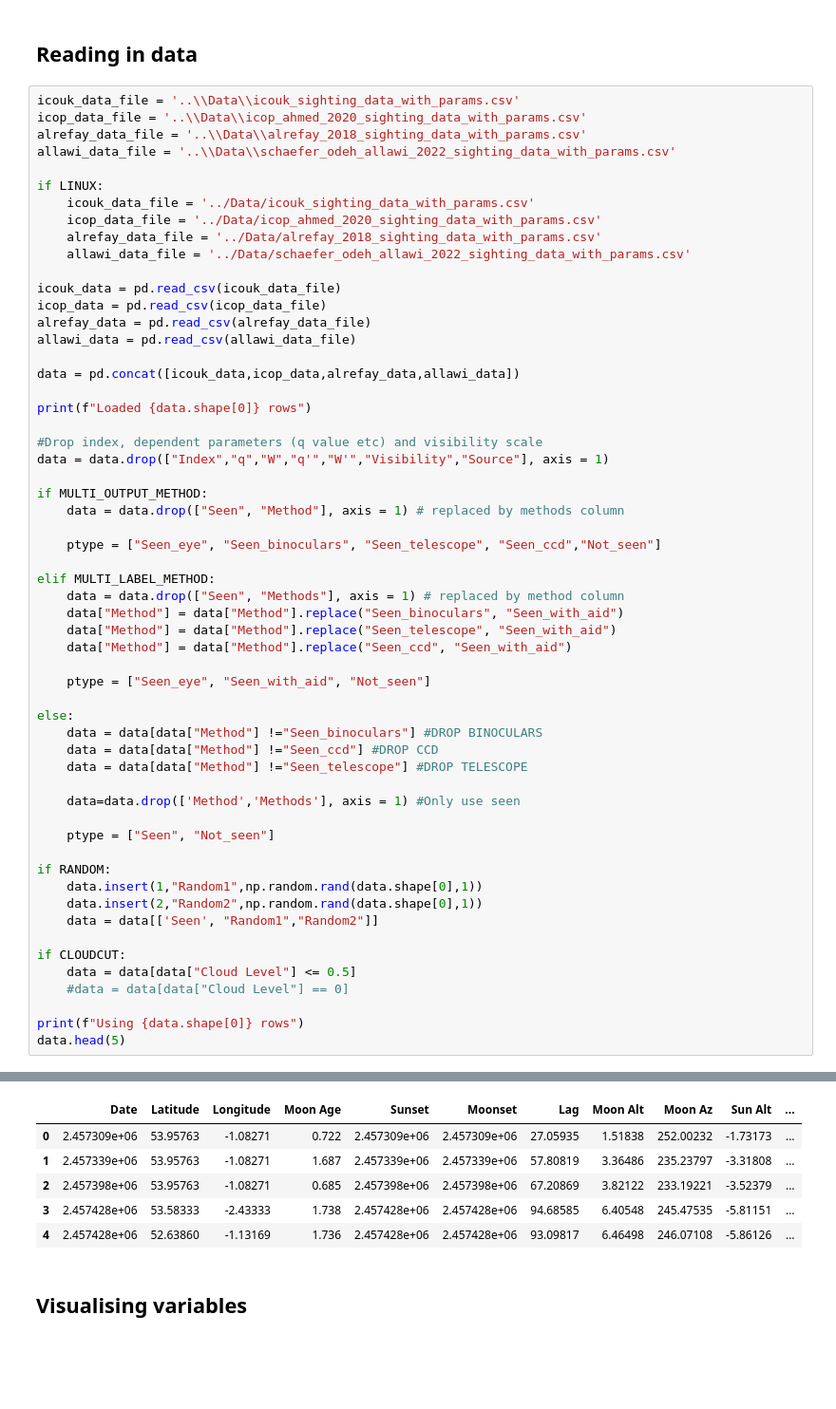
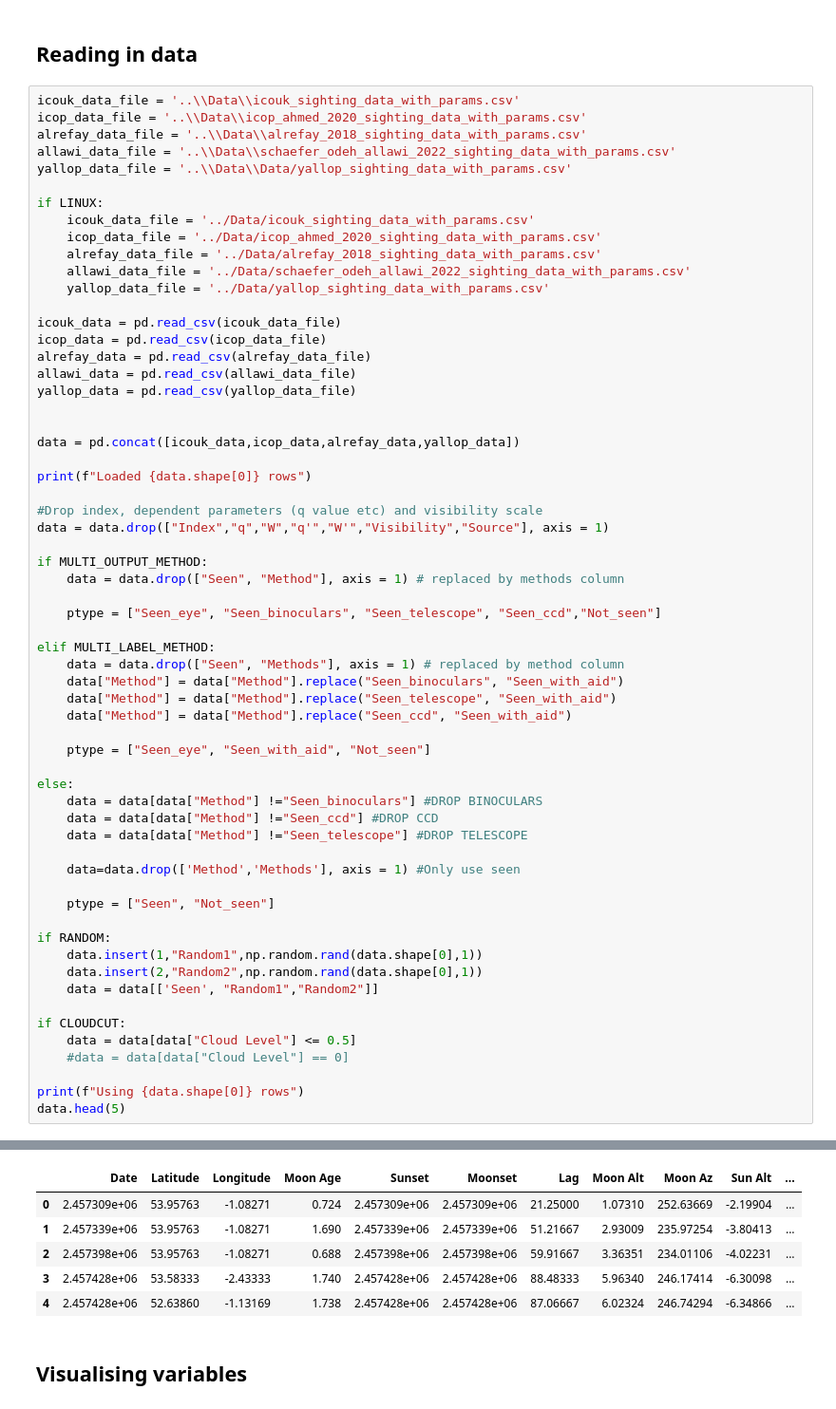
Before and after one commit to EmmaAlexander/mphys-moon, a Jupyter notebook: Code/moon_visibility_ML.ipynb, the cells around one changed output, grey strips where cells are left out. Shown at 95% size. Saved outputs shown, nothing was run; the diff lists cells and outputs as text; blank space fills up the shorter version.

```diff
--- a/Code/moon_visibility_ML.ipynb
+++ b/Code/moon_visibility_ML.ipynb
@@ -55,19 +55,23 @@ icouk_data_file = '..\\Data\\icouk_sighting_data_with_params.csv'
 icop_data_file = '..\\Data\\icop_ahmed_2020_sighting_data_with_params.csv'
 alrefay_data_file = '..\\Data\\alrefay_2018_sighting_data_with_params.csv'
 allawi_data_file = '..\\Data\\schaefer_odeh_allawi_2022_sighting_data_with_params.csv'
+yallop_data_file = '..\\Data\\Data/yallop_sighting_data_with_params.csv'
 
 if LINUX:
     icouk_data_file = '../Data/icouk_sighting_data_with_params.csv'
     icop_data_file = '../Data/icop_ahmed_2020_sighting_data_with_params.csv'
     alrefay_data_file = '../Data/alrefay_2018_sighting_data_with_params.csv'
     allawi_data_file = '../Data/schaefer_odeh_allawi_2022_sighting_data_with_params.csv'
+    yallop_data_file = '../Data/yallop_sighting_data_with_params.csv'
 
 icouk_data = pd.read_csv(icouk_data_file)
 icop_data = pd.read_csv(icop_data_file)
 alrefay_data = pd.read_csv(alrefay_data_file)
 allawi_data = pd.read_csv(allawi_data_file)
+yallop_data = pd.read_csv(yallop_data_file)
 
-data = pd.concat([icouk_data,icop_data,alrefay_data,allawi_data])
+
+data = pd.concat([icouk_data,icop_data,alrefay_data,yallop_data])
 
 print(f"Loaded {data.shape[0]} rows")
 
@@ -113,9 +117,9 @@ Using 3091 rows
 |  | Date | Latitude | Longitude | Moon Age | Sunset | Moonset | Lag | Moon Alt | Moon Az | Sun Alt | ... |
-| 0 | 2.457309e+06 | 53.95763 | -1.08271 | 0.722 | 2.457309e+06 | 2.457309e+06 | 27.05935 | 1.51838 | 252.00232 | -1.73173 | ... |
-| 1 | 2.457339e+06 | 53.95763 | -1.08271 | 1.687 | 2.457339e+06 | 2.457339e+06 | 57.80819 | 3.36486 | 235.23797 | -3.31808 | ... |
-| 2 | 2.457398e+06 | 53.95763 | -1.08271 | 0.685 | 2.457398e+06 | 2.457398e+06 | 67.20869 | 3.82122 | 233.19221 | -3.52379 | ... |
-| 3 | 2.457428e+06 | 53.58333 | -2.43333 | 1.738 | 2.457428e+06 | 2.457428e+06 | 94.68585 | 6.40548 | 245.47535 | -5.81151 | ... |
-| 4 | 2.457428e+06 | 52.63860 | -1.13169 | 1.736 | 2.457428e+06 | 2.457428e+06 | 93.09817 | 6.46498 | 246.07108 | -5.86126 | ... |
+| 0 | 2.457309e+06 | 53.95763 | -1.08271 | 0.724 | 2.457309e+06 | 2.457309e+06 | 21.25000 | 1.07310 | 252.63669 | -2.19904 | ... |
+| 1 | 2.457339e+06 | 53.95763 | -1.08271 | 1.690 | 2.457339e+06 | 2.457339e+06 | 51.21667 | 2.93009 | 235.97254 | -3.80413 | ... |
+| 2 | 2.457398e+06 | 53.95763 | -1.08271 | 0.688 | 2.457398e+06 | 2.457398e+06 | 59.91667 | 3.36351 | 234.01106 | -4.02231 | ... |
+| 3 | 2.457428e+06 | 53.58333 | -2.43333 | 1.740 | 2.457428e+06 | 2.457428e+06 | 88.48333 | 5.96340 | 246.17414 | -6.30098 | ... |
+| 4 | 2.457428e+06 | 52.63860 | -1.13169 | 1.738 | 2.457428e+06 | 2.457428e+06 | 87.06667 | 6.02324 | 246.74294 | -6.34866 | ... |
 # %% [markdown]
 ## Visualising variables
 # %%
```
Also changed, not shown: parts of 9 cells of this notebook, 9 other files.
